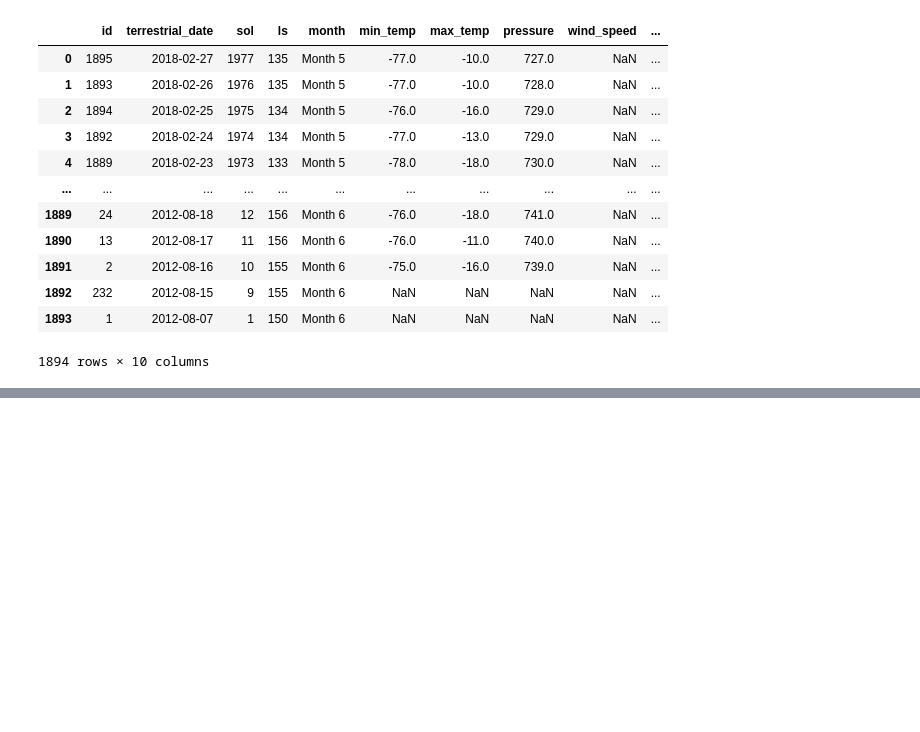
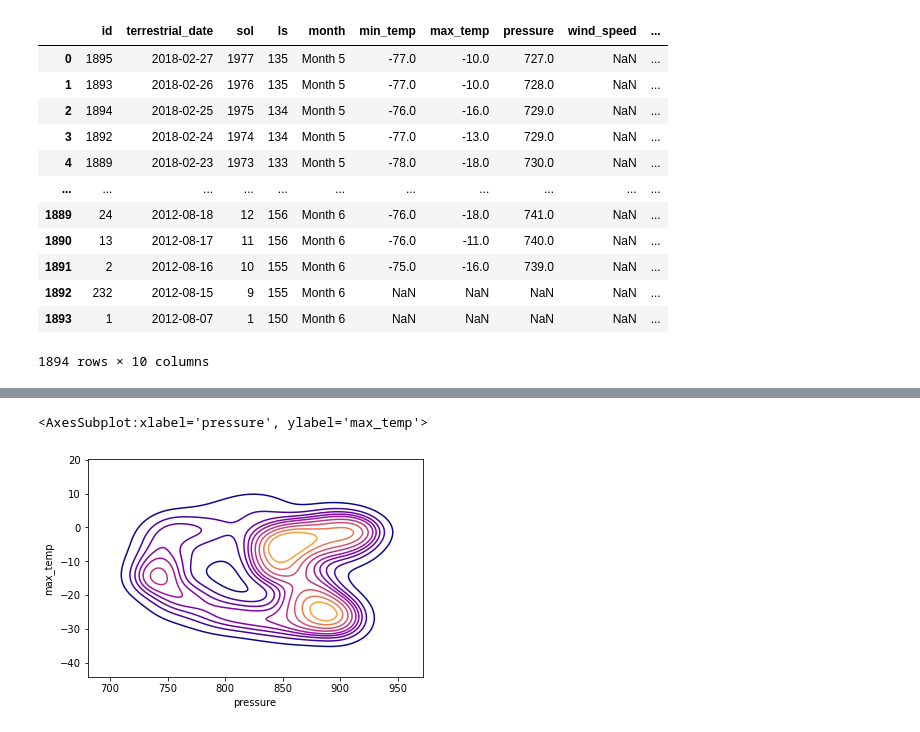
Before and after one commit to data301-2021-winter1/group15-project, a Jupyter notebook: notebooks/analysis1.ipynb, the cells around one changed output, grey strips where cells are left out. Drawn from its saved outputs; the diff is of its cells as text; code cells hidden in the pictures; blank space fills up the shorter version.

```diff
--- a/notebooks/analysis1.ipynb
+++ b/notebooks/analysis1.ipynb
@@ -26,0 +96,5 @@ data_raw
+# %%
+sns.kdeplot(x=data_raw['pressure'], y=data_raw['max_temp'], cmap='plasma')
+# %% [output]
+<AxesSubplot:xlabel='pressure', ylabel='max_temp'>
+[figure, added]
```
Also changed, not shown: parts of 26 cells of this notebook, 1 other file.
